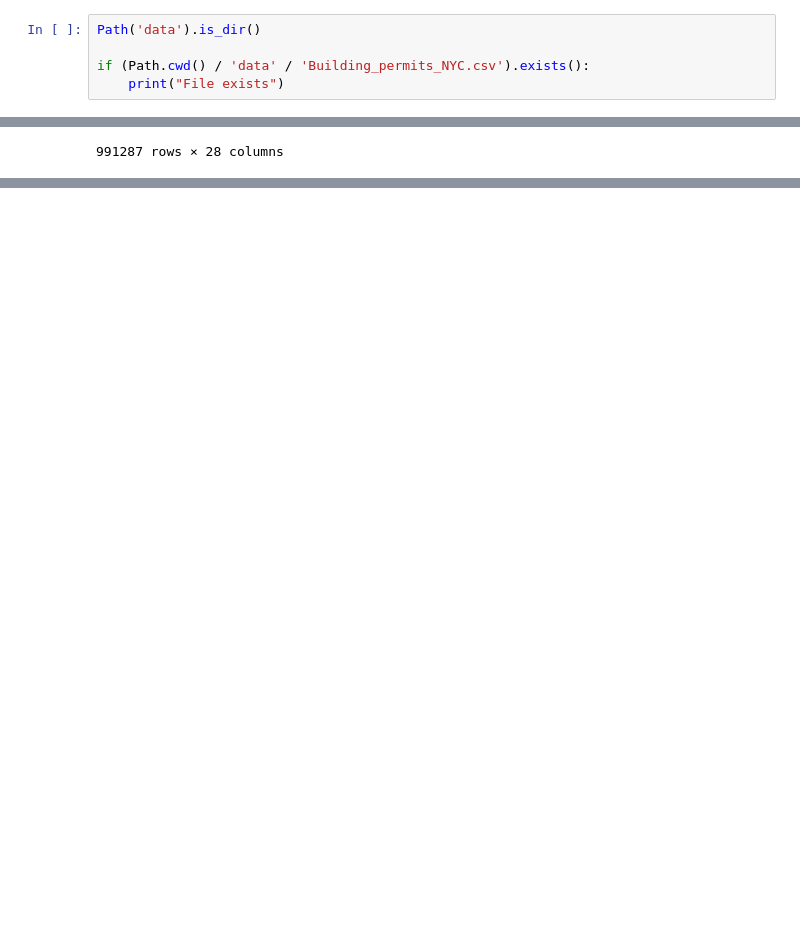
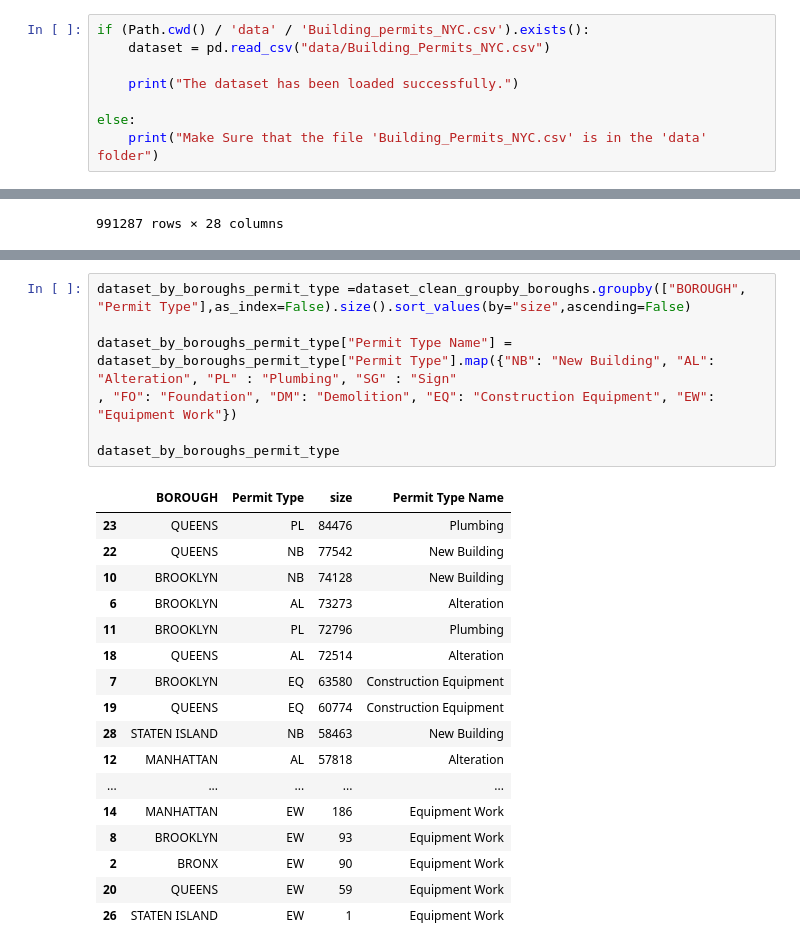
Before and after one commit to janmollet/WXY_ASSIGNMENT, a Jupyter notebook: part_b.ipynb, the cells around one changed output, grey strips where cells are left out. Saved outputs shown, nothing was run; the diff lists cells and outputs as text; blank space fills up the shorter version.

```diff
--- a/part_b.ipynb
+++ b/part_b.ipynb
@@ -34,6 +50,9 @@ First, we load the dataset from the project's data folder (previously downloaded
 # %%
-Path('data').is_dir()
+if (Path.cwd() / 'data' / 'Building_permits_NYC.csv').exists():
+    dataset = pd.read_csv("data/Building_Permits_NYC.csv")
 
-if (Path.cwd() / 'data' / 'Building_permits_NYC.csv').exists():
-    print("File exists")
+    print("The dataset has been loaded successfully.")
+
+else:
+    print("Make Sure that the file 'Building_Permits_NYC.csv' is in the 'data' folder")
 # %% [output]
@@ -257,0 +392,25 @@ dataset_subset_clean_for_analysis
+# %%
+dataset_by_boroughs_permit_type =dataset_clean_groupby_boroughs.groupby(["BOROUGH", "Permit Type"],as_index=False).size().sort_values(by="size",ascending=False)
+
+dataset_by_boroughs_permit_type["Permit Type Name"] = dataset_by_boroughs_permit_type["Permit Type"].map({"NB": "New Building", "AL": "Alteration", "PL" : "Plumbing", "SG" : "Sign"
+, "FO": "Foundation", "DM": "Demolition", "EQ": "Construction Equipment", "EW": "Equipment Work"})
+
+dataset_by_boroughs_permit_type
+# %% [output]
+|  | BOROUGH | Permit Type | size | Permit Type Name |
+| 23 | QUEENS | PL | 84476 | Plumbing |
+| 22 | QUEENS | NB | 77542 | New Building |
+| 10 | BROOKLYN | NB | 74128 | New Building |
+| 6 | BROOKLYN | AL | 73273 | Alteration |
+| 11 | BROOKLYN | PL | 72796 | Plumbing |
+| 18 | QUEENS | AL | 72514 | Alteration |
+| 7 | BROOKLYN | EQ | 63580 | Construction Equipment |
+| 19 | QUEENS | EQ | 60774 | Construction Equipment |
+| 28 | STATEN ISLAND | NB | 58463 | New Building |
+| 12 | MANHATTAN | AL | 57818 | Alteration |
+| ... | ... | ... | ... | ... |
+| 14 | MANHATTAN | EW | 186 | Equipment Work |
+| 8 | BROOKLYN | EW | 93 | Equipment Work |
+| 2 | BRONX | EW | 90 | Equipment Work |
+| 20 | QUEENS | EW | 59 | Equipment Work |
+| 26 | STATEN ISLAND | EW | 1 | Equipment Work |
```
Also changed, not shown: parts of 37 cells of this notebook, 14 other files.
